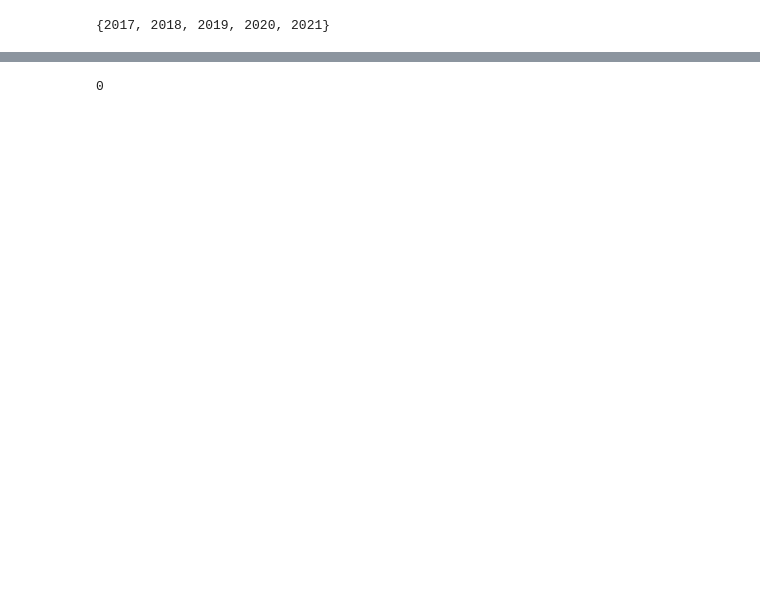
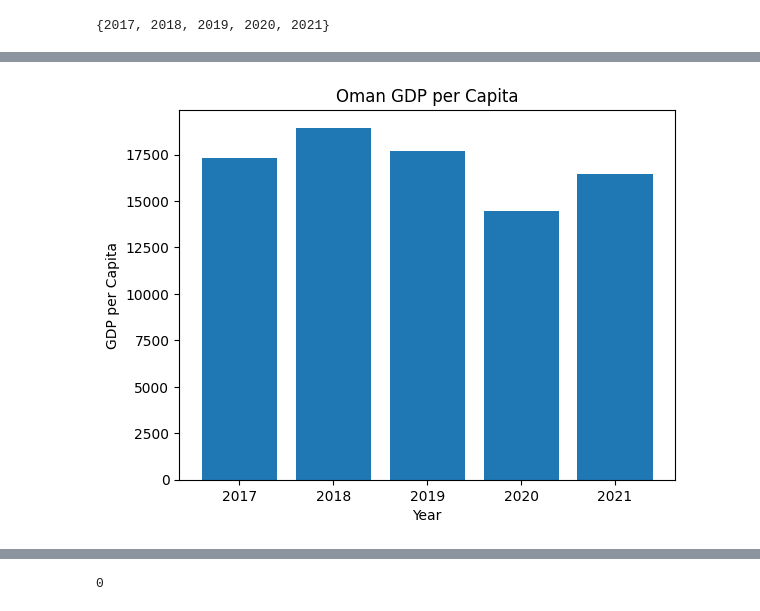
Before and after one commit to MoAly7yaei/RihalIntern, a Jupyter notebook: Regression/notebook_2.ipynb, the cells around one changed output, grey strips where cells are left out. Cells and saved outputs as stored; diff of their text form; code cells hidden in the pictures; blank space fills up the shorter version.

```diff
--- a/Regression/notebook_2.ipynb
+++ b/Regression/notebook_2.ipynb
@@ -23,0 +77,2 @@ set(data['Year'])
+# %%
+oman_data = data[data['Country Name'] == 'Oman']
@@ -23,0 +88,11 @@ set(data['Year'])
+# %%
+oman_data = oman_data.sort_values(by='Year')
+# %%
+plt.figure()
+plt.bar([str(year) for year in oman_data['Year']], oman_data['GDP per Capita'])
+plt.xlabel('Year')
+plt.ylabel('GDP per Capita')
+plt.title('Oman GDP per Capita')
+plt.show()
+# %% [output]
+[figure, added]
```
Also changed, not shown: parts of 42 cells of this notebook.
